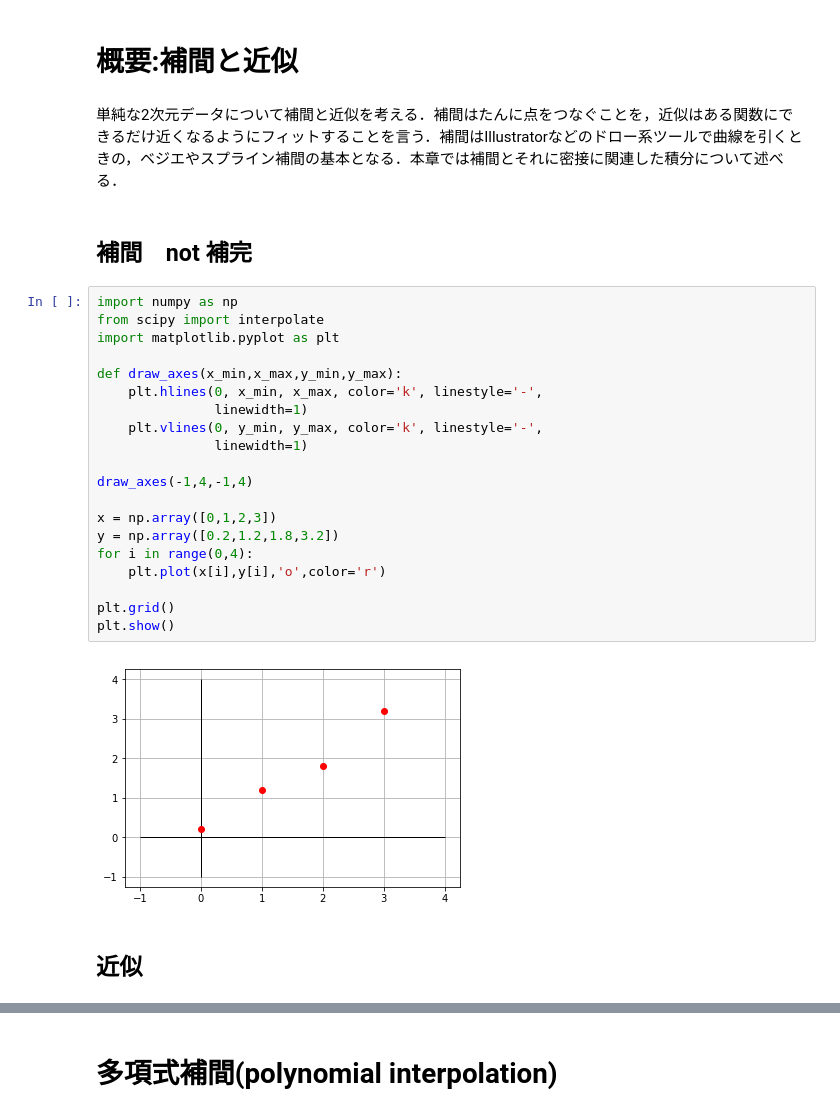
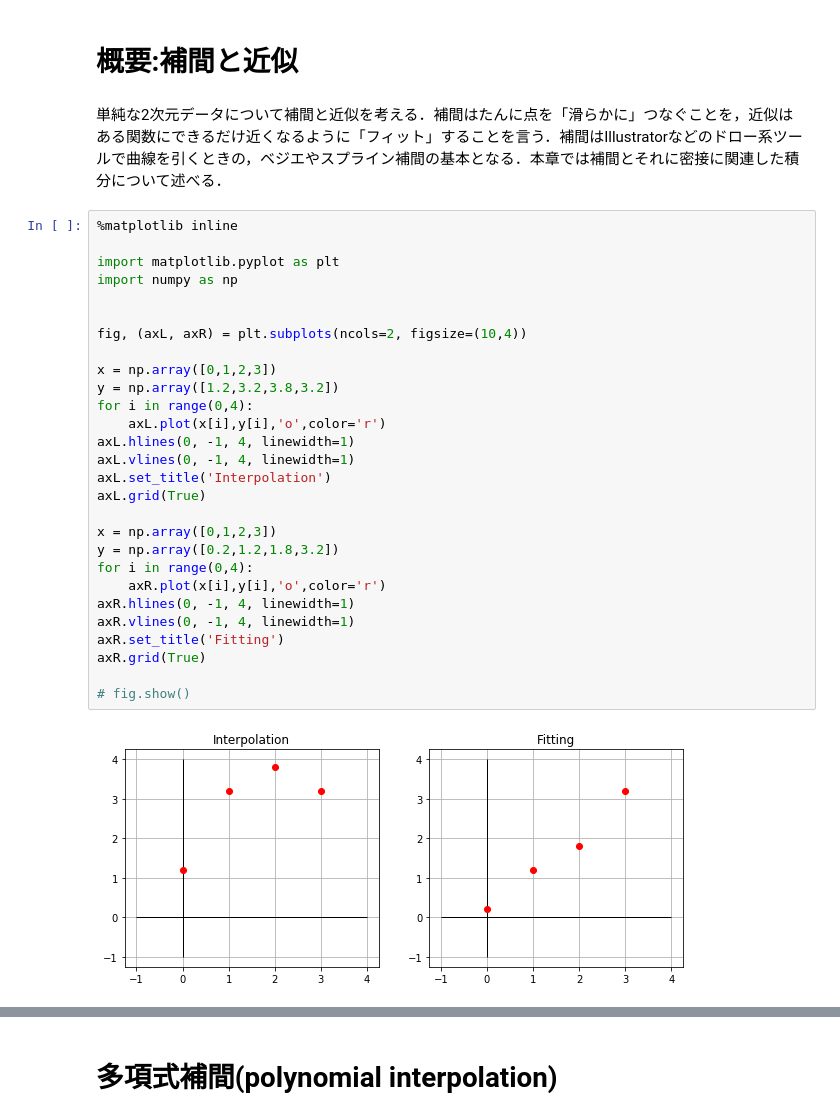
Before and after one commit to daddygongon/jupyter_num_calc, a Jupyter notebook: numerical_calc/interpolation_integral.ipynb, the cells around one changed output, grey strips where cells are left out. Saved outputs shown, nothing was run; the diff lists cells and outputs as text.

Commit message:
rev interpolation_integral

```diff
--- a/numerical_calc/interpolation_integral.ipynb
+++ b/numerical_calc/interpolation_integral.ipynb
@@ -19,30 +19,34 @@
 # 概要:補間と近似
 # %% [markdown]
 
-単純な2次元データについて補間と近似を考える．補間はたんに点をつなぐことを，近似はある関数にできるだけ近くなるようにフィットすることを言う．補間はIllustratorなどのドロー系ツールで曲線を引くときの，ベジエやスプライン補間の基本となる．本章では補間とそれに密接に関連した積分について述べる．
+単純な2次元データについて補間と近似を考える．補間はたんに点を「滑らかに」つなぐことを，近似はある関数にできるだけ近くなるように「フィット」することを言う．補間はIllustratorなどのドロー系ツールで曲線を引くときの，ベジエやスプライン補間の基本となる．本章では補間とそれに密接に関連した積分について述べる．
-# %% [markdown]
-## 補間　not 補完
 # %%
+%matplotlib inline
+
+import matplotlib.pyplot as plt
 import numpy as np
-from scipy import interpolate
-import matplotlib.pyplot as plt
 
-def draw_axes(x_min,x_max,y_min,y_max):
-    plt.hlines(0, x_min, x_max, color='k', linestyle='-',
-               linewidth=1)
-    plt.vlines(0, y_min, y_max, color='k', linestyle='-',
-               linewidth=1)
 
-draw_axes(-1,4,-1,4)
+fig, (axL, axR) = plt.subplots(ncols=2, figsize=(10,4))
+
+x = np.array([0,1,2,3])
+y = np.array([1.2,3.2,3.8,3.2])
+for i in range(0,4):
+    axL.plot(x[i],y[i],'o',color='r')
+axL.hlines(0, -1, 4, linewidth=1)
+axL.vlines(0, -1, 4, linewidth=1)
+axL.set_title('Interpolation')
+axL.grid(True)
 
 x = np.array([0,1,2,3])
 y = np.array([0.2,1.2,1.8,3.2])
 for i in range(0,4):
-    plt.plot(x[i],y[i],'o',color='r')
+    axR.plot(x[i],y[i],'o',color='r')
+axR.hlines(0, -1, 4, linewidth=1)
+axR.vlines(0, -1, 4, linewidth=1)
+axR.set_title('Fitting')
+axR.grid(True)
 
-plt.grid()
-plt.show()
+# fig.show()
 # %% [output]
-[figure, old version]
+[figure, new version]
-# %% [markdown]
-## 近似
```
Also changed, not shown: parts of 14 cells of this notebook, 1 other file.
